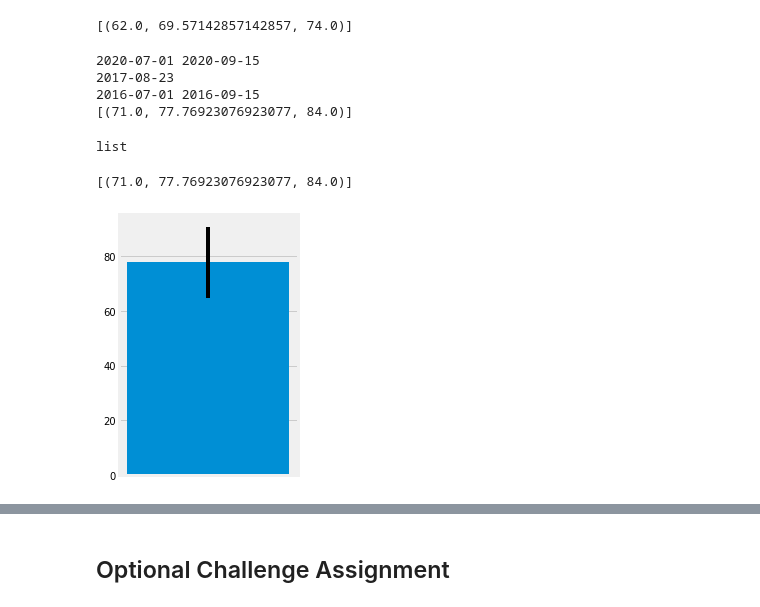
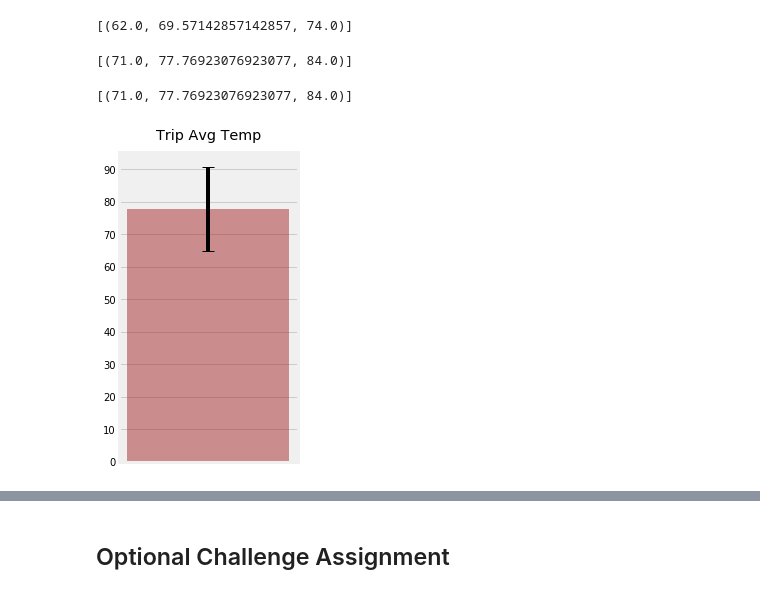
Before and after one commit to JimCDabc/sqlalchemy-challenge, a Jupyter notebook: climate.ipynb, the cells around one changed output, grey strips where cells are left out. Drawn from its saved outputs; the diff is of its cells as text; code cells hidden in the pictures.

```diff
--- a/climate.ipynb
+++ b/climate.ipynb
@@ -316,49 +329,57 @@ end = "2020-09-15"
 
 startDate = dt.datetime.strptime(start, '%Y-%m-%d').date()
 endDate = dt.datetime.strptime(end, '%Y-%m-%d').date()
-print(startDate, endDate)
+#print(startDate, endDate)
 
-lastDataDate = dt.datetime.strptime((session.query(Measurement.date).order_by(Measurement.date.desc()).first()[0]), '%Y-%m-%d').date()
-print(lastDataDate)
+lastDataDate = lastDateOfData(session)
+#print(lastDataDate)
 
-if (endDate > lastDate) :
-    if ((endDate.month <= lastDate.month) & (endDate.day <= lastDate.day)) :
+# Figure out how many years to subtract from start and end date based on whether end_date is within the last date of data
+if (endDate > lastDataDate) :
+    # end data is outside lastDataDate
+    if ((endDate.month <= lastDataDate.month) & (endDate.day <= lastDataDate.day)) :
+        # end date month-day is before lastDataDate month-day.  Just subract difference between lastDataDate and endData for relative delta
         yrs = lastDataDate.year - endDate.year
     else:
+        # end date month-day is after lastDataDate monht-day.  Subtract an extra year to get full year range of data for relative delta below
         yrs = lastDataDate.year - endDate.year -1
 else:
+    # end date is within lastDataDate.  So just substact 1 year for relative delta below
     yrs = -1
 
 # print(yrs)
 
 queryStartDate = startDate + relativedelta(years=yrs)
 queryEndDate = endDate + relativedelta(years=yrs)
-print(queryStartDate, queryEndDate)
+#print(queryStartDate, queryEndDate)
 
 ## calculate tmin, tavg, and tmax for trip based on historical data
 print(calc_temps(queryStartDate, queryEndDate))
-type(calc_temps(queryStartDate, queryEndDate))
 # %% [output]
-2020-07-01 2020-09-15
-2017-08-23
-2016-07-01 2016-09-15
 [(71.0, 77.76923076923077, 84.0)]
-list
 # %%
 # Plot the results from your previous query as a bar chart.
 # Use "Trip Avg Temp" as your Title
 # Use the average temperature for the y value
 # Use the peak-to-peak (tmax-tmin) value as the y error bar (yerr)
 temps = calc_temps(queryStartDate, queryEndDate)
 print (temps)
+x = [1]
+height = [temps[0][1]]
+yerr = [temps[0][2] - temps[0][0]]
+width=[0.35]
 
-plt.figure(figsize=(3,4))
-plt.bar(x = [1], height=[temps[0][1]], yerr = [temps[0][2] - temps[0][0]],)
+fig, ax = plt.subplots(figsize=(3,5))
 plt.xticks([])
+plt.yticks(np.arange(0,120,10,int))
+plt.bar(x=x, height=height, yerr=yerr , color='brown', alpha=0.5, width=width, capsize=6)
+plt.title("Trip Avg Temp", y=1.02)
 plt.tight_layout()
+plt.show()
+fig.savefig("./images/trip_avg_temp.png", dpi=100)
 # %% [output]
 [(71.0, 77.76923076923077, 84.0)]
-[figure, old version]
+[figure, new version]
 # %%
 # Calculate the total amount of rainfall per weather station for your trip dates using the previous year's matching dates.
 # Sort this in descending order by precipitation amount and list the station, name, latitude, longitude, and elevation
```
Also changed, not shown: parts of 10 cells of this notebook, 5 other files.
